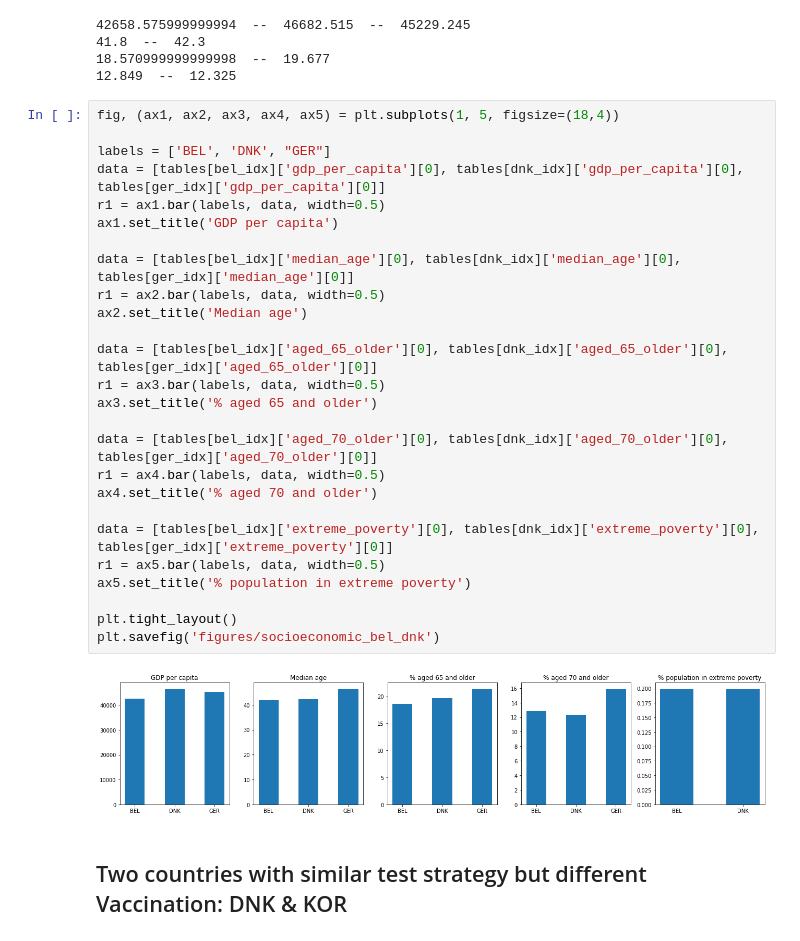
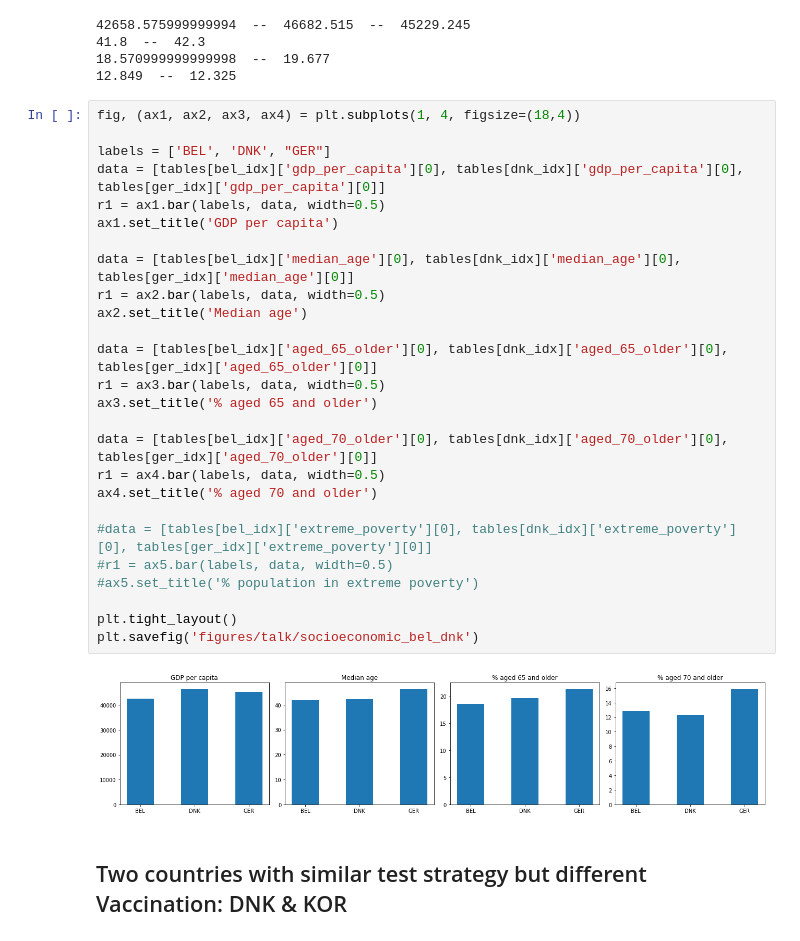
Before and after one commit to maitim/COVID-19_research_project, a Jupyter notebook: country_comparison_owid.ipynb, the cells around one changed output. Drawn from its saved outputs; the diff is of its cells as text.

```diff
--- a/country_comparison_owid.ipynb
+++ b/country_comparison_owid.ipynb
@@ -486,33 +494,33 @@ print(tables[bel_idx]['aged_70_older'][0], ' -- ', tables[dnk_idx]['aged_70_olde
 18.570999999999998  --  19.677
 12.849  --  12.325
 # %%
-fig, (ax1, ax2, ax3, ax4, ax5) = plt.subplots(1, 5, figsize=(18,4))
+fig, (ax1, ax2, ax3, ax4) = plt.subplots(1, 4, figsize=(18,4))
 
 labels = ['BEL', 'DNK', "GER"]
 data = [tables[bel_idx]['gdp_per_capita'][0], tables[dnk_idx]['gdp_per_capita'][0],  tables[ger_idx]['gdp_per_capita'][0]]
 r1 = ax1.bar(labels, data, width=0.5)
 ax1.set_title('GDP per capita')
 
 data = [tables[bel_idx]['median_age'][0], tables[dnk_idx]['median_age'][0],  tables[ger_idx]['median_age'][0]]
 r1 = ax2.bar(labels, data, width=0.5)
 ax2.set_title('Median age')
 
 data = [tables[bel_idx]['aged_65_older'][0], tables[dnk_idx]['aged_65_older'][0],  tables[ger_idx]['aged_65_older'][0]]
 r1 = ax3.bar(labels, data, width=0.5)
 ax3.set_title('% aged 65 and older')
 
 data = [tables[bel_idx]['aged_70_older'][0], tables[dnk_idx]['aged_70_older'][0], tables[ger_idx]['aged_70_older'][0]]
 r1 = ax4.bar(labels, data, width=0.5)
 ax4.set_title('% aged 70 and older')
 
-data = [tables[bel_idx]['extreme_poverty'][0], tables[dnk_idx]['extreme_poverty'][0], tables[ger_idx]['extreme_poverty'][0]]
-r1 = ax5.bar(labels, data, width=0.5)
-ax5.set_title('% population in extreme poverty')
+#data = [tables[bel_idx]['extreme_poverty'][0], tables[dnk_idx]['extreme_poverty'][0], tables[ger_idx]['extreme_poverty'][0]]
+#r1 = ax5.bar(labels, data, width=0.5)
+#ax5.set_title('% population in extreme poverty')
 
 plt.tight_layout()
-plt.savefig('figures/socioeconomic_bel_dnk')
+plt.savefig('figures/talk/socioeconomic_bel_dnk')
 # %% [output]
-[figure, old version]
+[figure, new version]
 # %% [markdown]
 ## Two countries with similar test strategy but different Vaccination: DNK & KOR
 # %%
```
Also changed, not shown: parts of 26 cells of this notebook, 34 other files.
